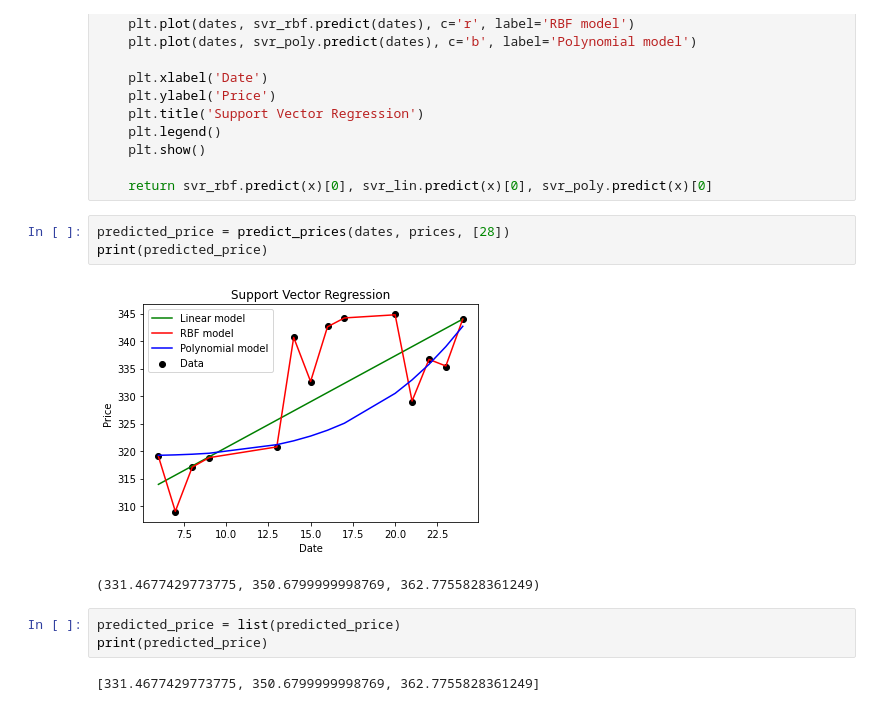
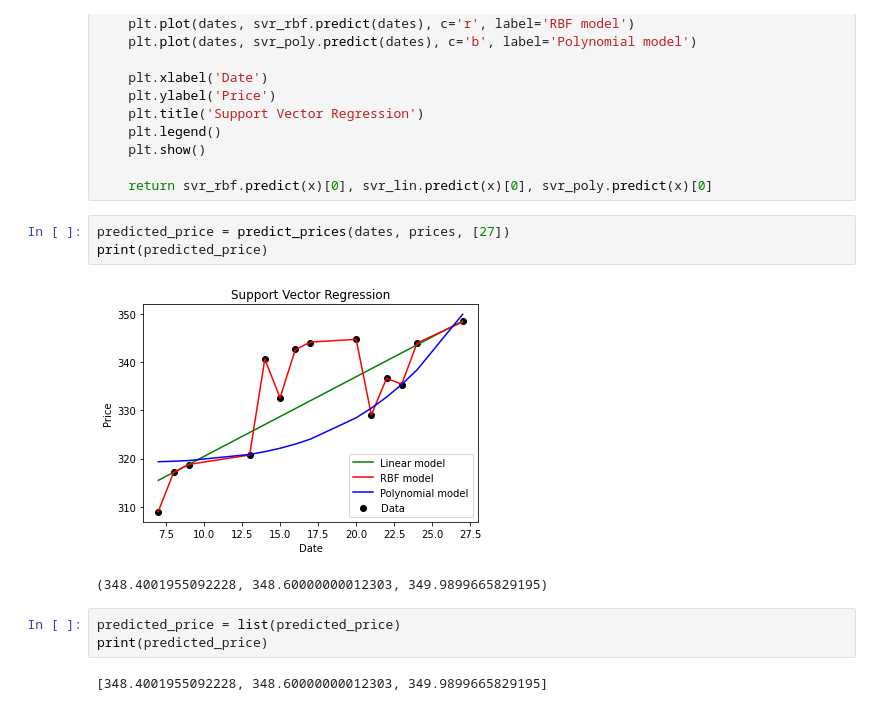
Before and after one commit to priyanshi9692/stock-market-prediction, a Jupyter notebook: Stock-Price-Prediction-Using-Support-Vector-Regression-Method.ipynb, the cells around one changed output. Saved outputs shown, nothing was run; the diff lists cells and outputs as text.

```diff
--- a/Stock-Price-Prediction-Using-Support-Vector-Regression-Method.ipynb
+++ b/Stock-Price-Prediction-Using-Support-Vector-Regression-Method.ipynb
@@ -197,14 +200,14 @@ def predict_prices(dates, prices, x):
 
     return svr_rbf.predict(x)[0], svr_lin.predict(x)[0], svr_poly.predict(x)[0]
 # %%
-predicted_price = predict_prices(dates, prices, [28])
+predicted_price = predict_prices(dates, prices, [27])
 print(predicted_price)
 # %% [output]
-[figure, old version]
+[figure, new version]
-(331.4677429773775, 350.6799999998769, 362.7755828361249)
+(348.4001955092228, 348.60000000012303, 349.9899665829195)
 # %%
 predicted_price = list(predicted_price)
 print(predicted_price)
 # %% [output]
-[331.4677429773775, 350.6799999998769, 362.7755828361249]
+[348.4001955092228, 348.60000000012303, 349.9899665829195]
 # %%
```
Also changed, not shown: parts of 8 cells of this notebook.
